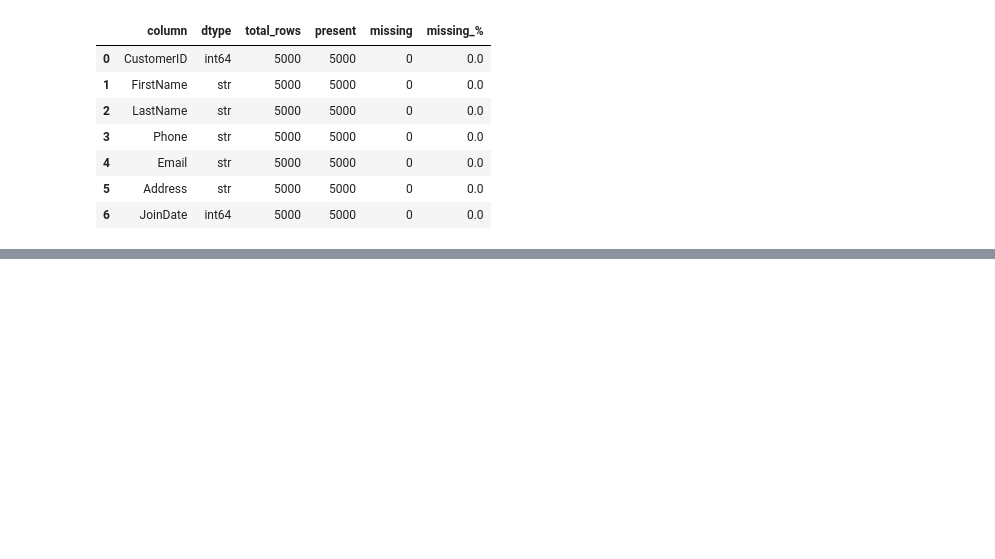
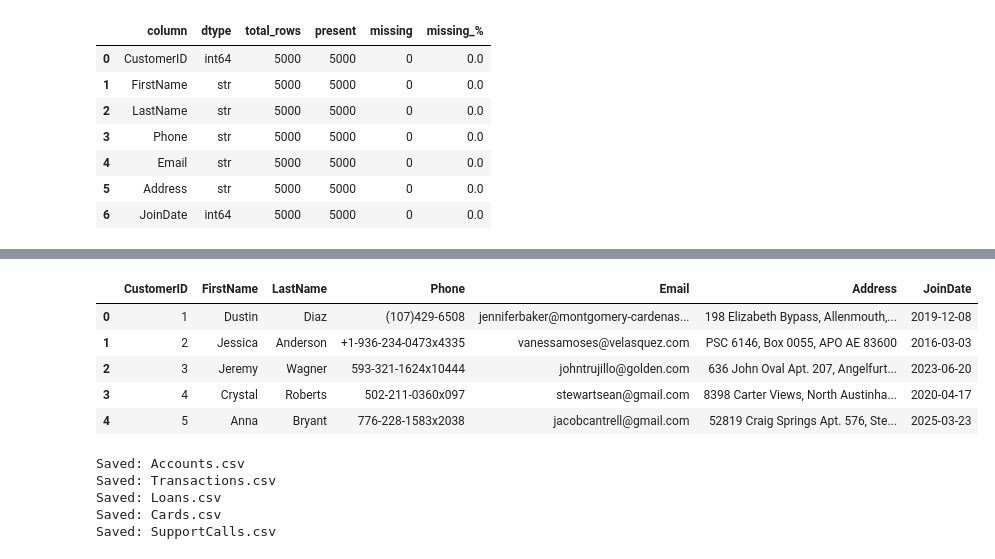
Before and after one commit to ahmednbail/Banking-ETL-Pipeline-Data-Processing, a Jupyter notebook: Exxtraction & Transformation/DataCleaning&Transformation.ipynb, the cells around one changed output, grey strips where cells are left out. Saved outputs shown, nothing was run; the diff lists cells and outputs as text; code cells hidden in the pictures; blank space fills up the shorter version.

```diff
--- a/Exxtraction & Transformation/DataCleaning&Transformation.ipynb
+++ b/Exxtraction & Transformation/DataCleaning&Transformation.ipynb
@@ -4,6 +8,6 @@ import os
 # %%
-df= pd.read_json(r'D:\Ahmed\Data engineering - MSC\Banking-ETL-Pipeline-Data-Processing\Data\customers.json')
-df
+customers= pd.read_json(r'D:\Ahmed\Data engineering - MSC\Banking-ETL-Pipeline-Data-Processing\Data\customers.json')
+customers
 # %% [output]
 |  | CustomerID | FirstName | LastName | Phone | Email | Address | JoinDate |
 | 0 | 1 | Dustin | Diaz | (107)429-6508 | jenniferbaker@montgomery-cardenas... | 198 Elizabeth Bypass, Allenmouth,... | 1575763200000 |
@@ -116,0 +198,34 @@ CustomerID int64        5000     5000        0        0.0
+# %%
+customers['JoinDate']=pd.to_datetime(customers['JoinDate'],unit='ms').dt.date
+customers.head()
+# %% [output]
+|  | CustomerID | FirstName | LastName | Phone | Email | Address | JoinDate |
+| 0 | 1 | Dustin | Diaz | (107)429-6508 | jenniferbaker@montgomery-cardenas... | 198 Elizabeth Bypass, Allenmouth,... | 2019-12-08 |
+| 1 | 2 | Jessica | Anderson | +1-936-234-0473x4335 | vanessamoses@velasquez.com | PSC 6146, Box 0055, APO AE 83600 | 2016-03-03 |
+| 2 | 3 | Jeremy | Wagner | 593-321-1624x10444 | johntrujillo@golden.com | 636 John Oval Apt. 207, Angelfurt... | 2023-06-20 |
+| 3 | 4 | Crystal | Roberts | 502-211-0360x097 | stewartsean@gmail.com | 8398 Carter Views, North Austinha... | 2020-04-17 |
+| 4 | 5 | Anna | Bryant | 776-228-1583x2038 | jacobcantrell@gmail.com | 52819 Craig Springs Apt. 576, Ste... | 2025-03-23 |
+# %%
+##Seprating Dataset
+import pandas as pd
+
+file_path = r"D:\Ahmed\Data engineering - MSC\Banking-ETL-Pipeline-Data-Processing\Data\Banking_Analytics_Dataset.xlsx"
+
+# Load all sheets
+sheets = pd.read_excel(file_path, sheet_name=None)
+
+# Save each sheet as a separate CSV
+for sheet_name, df in sheets.items():
+    # Clean sheet name (optional but recommended)
+    safe_name = sheet_name.replace(" ", "_").replace("/", "_")
+
+    output_file = f"{safe_name}.csv"
+    df.to_csv(output_file, index=False)
+
+    print(f"Saved: {output_file}")
+# %% [output]
+Saved: Accounts.csv
+Saved: Transactions.csv
+Saved: Loans.csv
+Saved: Cards.csv
+Saved: SupportCalls.csv
```
Also changed, not shown: parts of 23 cells of this notebook.
